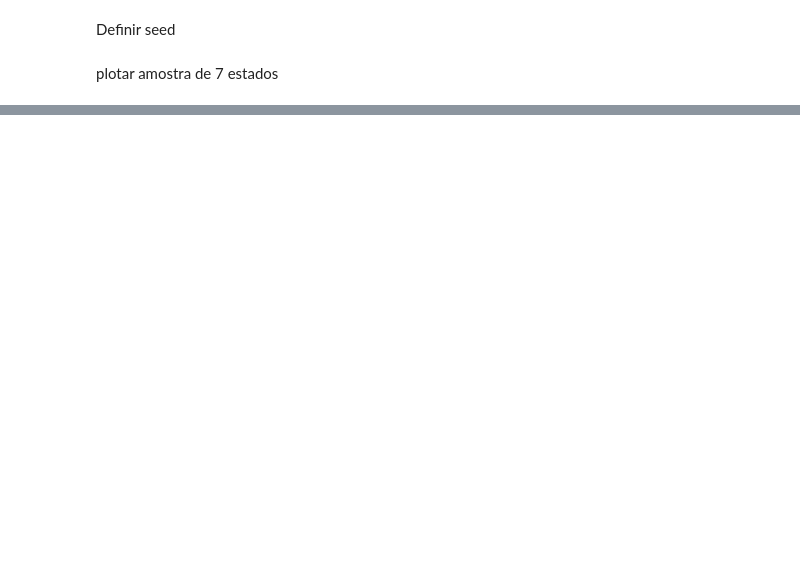
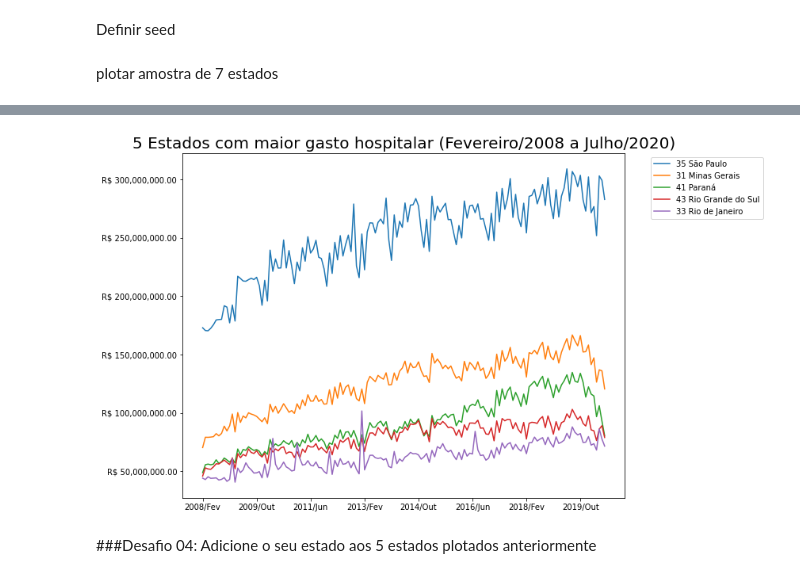
Before and after one commit to johnatanDM/bootcamp-datascience-alura, a Jupyter notebook: Módulo 1 - PYTHON E PANDAS PARA ANÁLISE DE DADOS REAIS/Bootcamp_Data_Science_Projeto_1.ipynb, the cells around one changed output, grey strips where cells are left out. Saved outputs shown, nothing was run; the diff lists cells and outputs as text; code cells hidden in the pictures; blank space fills up the shorter version.

```diff
--- a/Módulo 1 - PYTHON E PANDAS PARA ANÁLISE DE DADOS REAIS/Bootcamp_Data_Science_Projeto_1.ipynb
+++ b/Módulo 1 - PYTHON E PANDAS PARA ANÁLISE DE DADOS REAIS/Bootcamp_Data_Science_Projeto_1.ipynb
@@ -310,0 +315,4 @@ plt.show()
+# %%
+colunas_usaveis = dados_usaveis.columns
+dados_usaveis = dados_usaveis[colunas_usaveis[6:]]
+dados_usaveis.head()
@@ -310,0 +330,6 @@ plt.show()
+# %%
+colunas_meses = dados_usaveis.columns[:-1]
+dados_meses = dados_usaveis[colunas_meses]
+estados_mais_gastam = dados_meses.T.sum().sort_values(ascending=False).index[:5].values
+estados_mais_gastam = dados_usaveis.loc[estados_mais_gastam]
+estados_mais_gastam.T
@@ -310,0 +350,10 @@ plt.show()
+# %%
+ax = estados_mais_gastam.loc[:, dados_usaveis.columns != 'Regioes'].T.plot(figsize=(10,8))
+plt.legend(bbox_to_anchor=(1.05, 1), loc='upper left')
+ax.yaxis.set_major_formatter(ticker.StrMethodFormatter("R$ {x:,.2f}"))
+plt.title('5 Estados com maior gasto hospitalar (Fevereiro/2008 a Julho/2020)', fontsize=20)
+plt.show()
+# %% [output]
+[figure, added]
+# %% [markdown]
+###Desafio 04: Adicione o seu estado aos 5 estados plotados anteriormente
```
Also changed, not shown: parts of 35 cells of this notebook.
